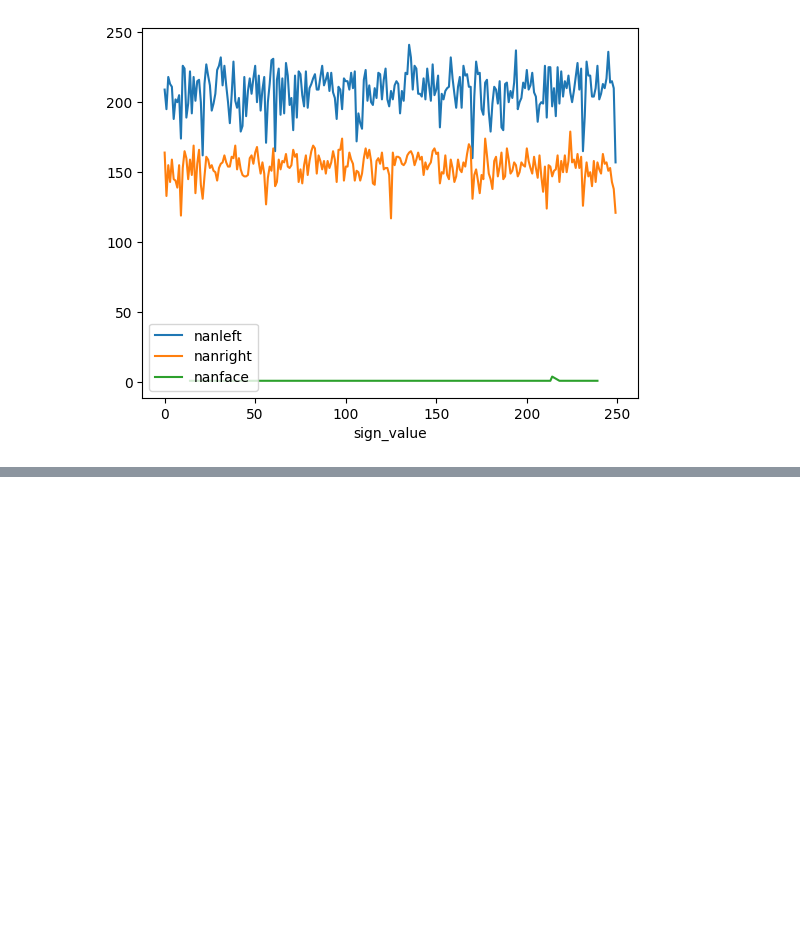
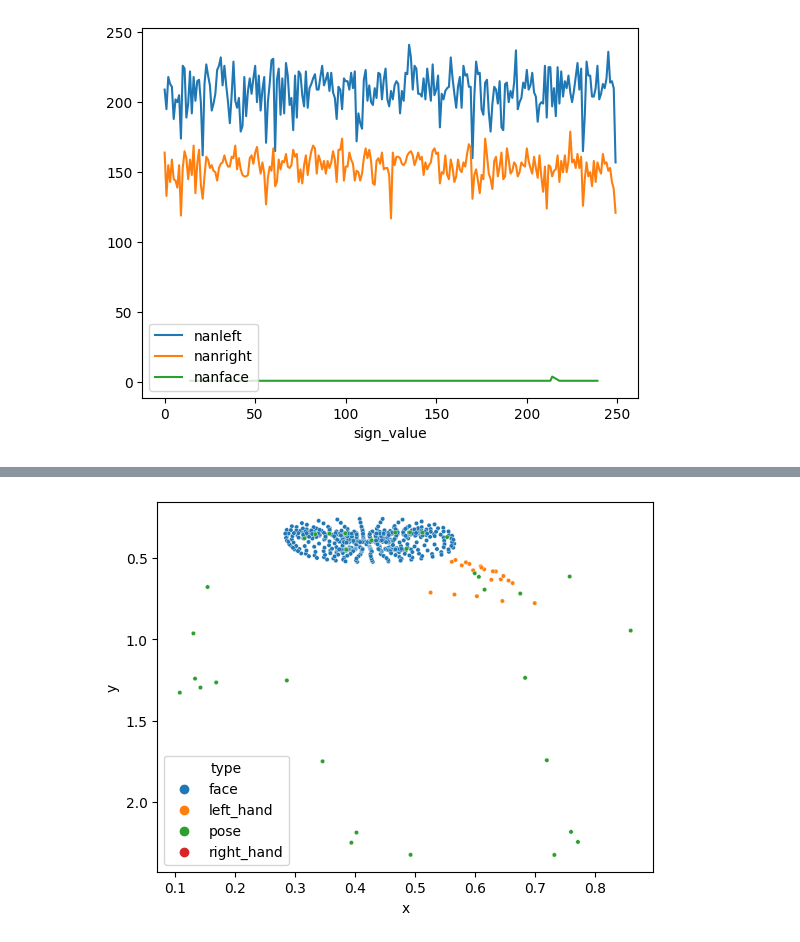
Before and after one commit to Joseots/isrl_kaggle, a Jupyter notebook: notebooks/EDA.ipynb, the cells around one changed output, grey strips where cells are left out. Saved outputs shown, nothing was run; the diff lists cells and outputs as text; code cells hidden in the pictures; blank space fills up the shorter version.

```diff
--- a/notebooks/EDA.ipynb
+++ b/notebooks/EDA.ipynb
@@ -104,0 +113,7 @@ Number of videos without landmarks depending on sign:
+# %%
+df = pd.read_parquet(DATAPATH + train_set.path.to_list()[4526])
+frame = df[df.frame==df.frame[0]].copy()
+ax = sns.scatterplot(frame, x='x', y='y', hue='type', s=10)
+ax.invert_yaxis()
+# %% [output]
+[figure, added]
```
Also changed, not shown: parts of 7 cells of this notebook, 2 other files.
